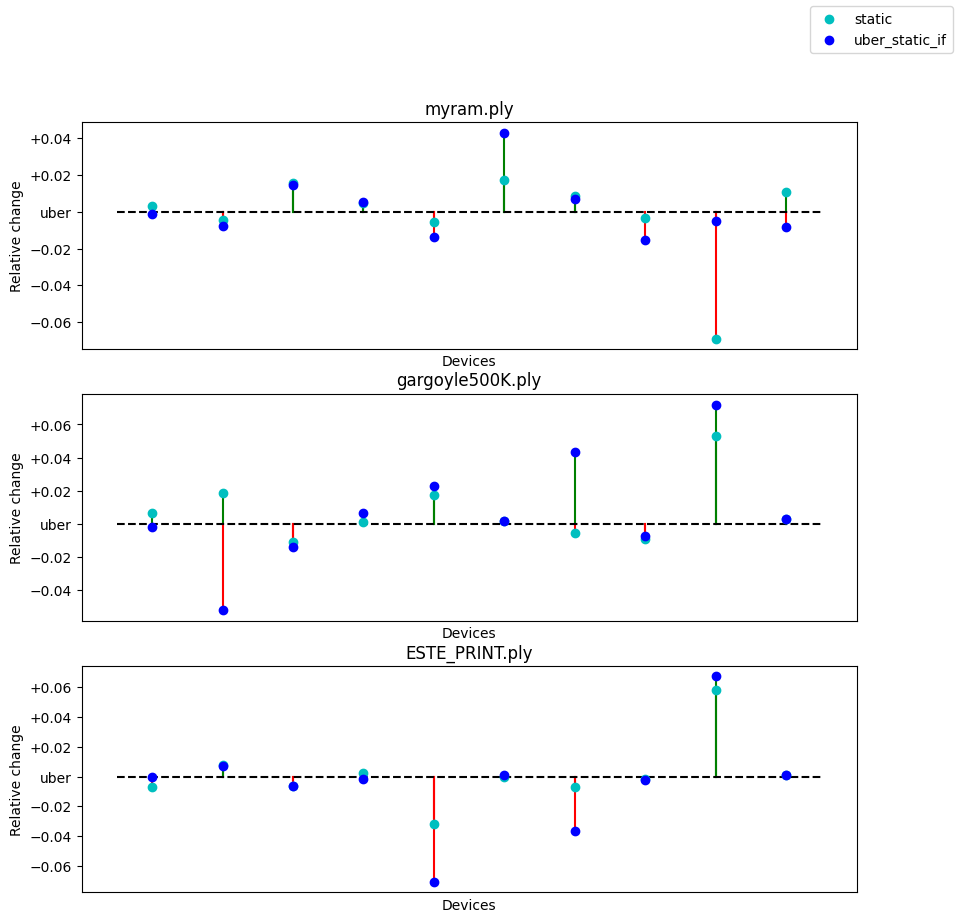
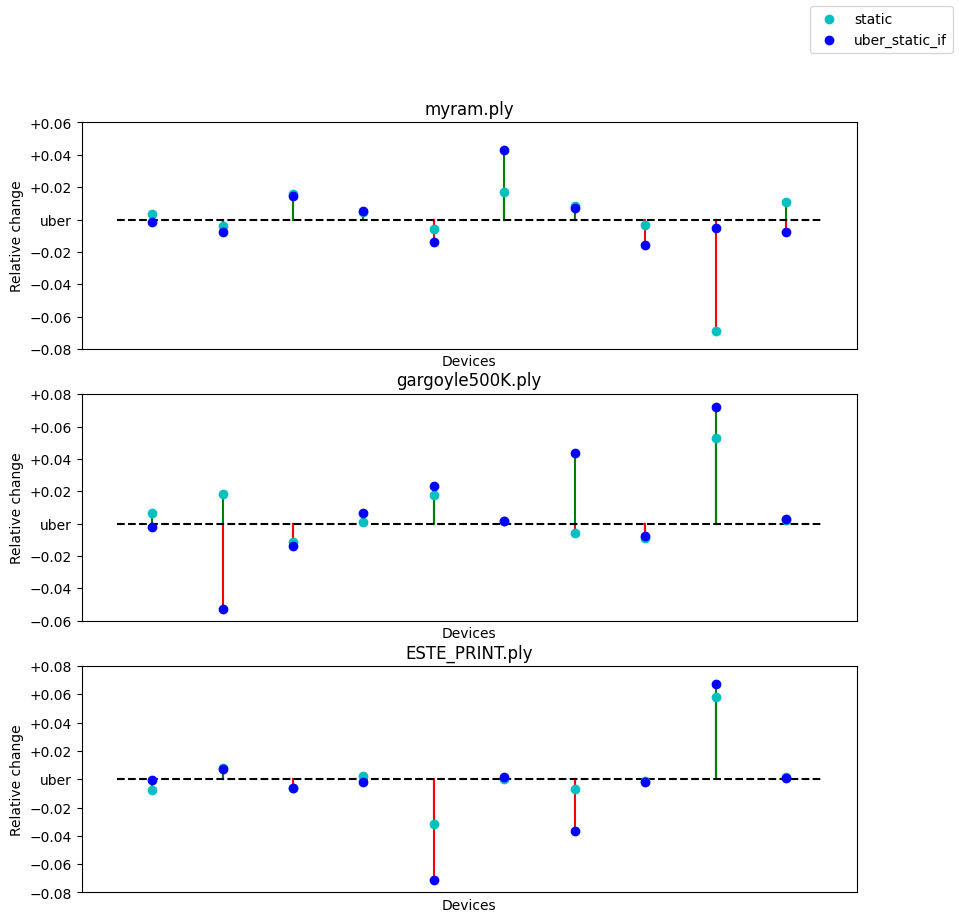
The notebook cell's code change between the first figure and the second:
--- before
+++ after
@@ -47,5 +47,5 @@
         axs[i].set_xlabel("Devices")
         axs[i].set_ylabel("Relative change")
-        axs[i].set_yticklabels([("+" + x if x[0] != "\u2212" and float_conv(x) != 0 else ("uber" if float_conv(x) == 0 else x)) for x in (y.get_text() for y in axs[i].get_yticklabels())])
+        axs[i].set_yticks(axs[i].get_yticks(), [("+" + x if x[0] != "\u2212" and float_conv(x) != 0 else ("uber" if float_conv(x) == 0 else x)) for x in (y.get_text() for y in axs[i].get_yticklabels())])
     fig.legend(arts, ["static", "uber_static_if"])
     plt.show()

Commit: Removed annoying warnings